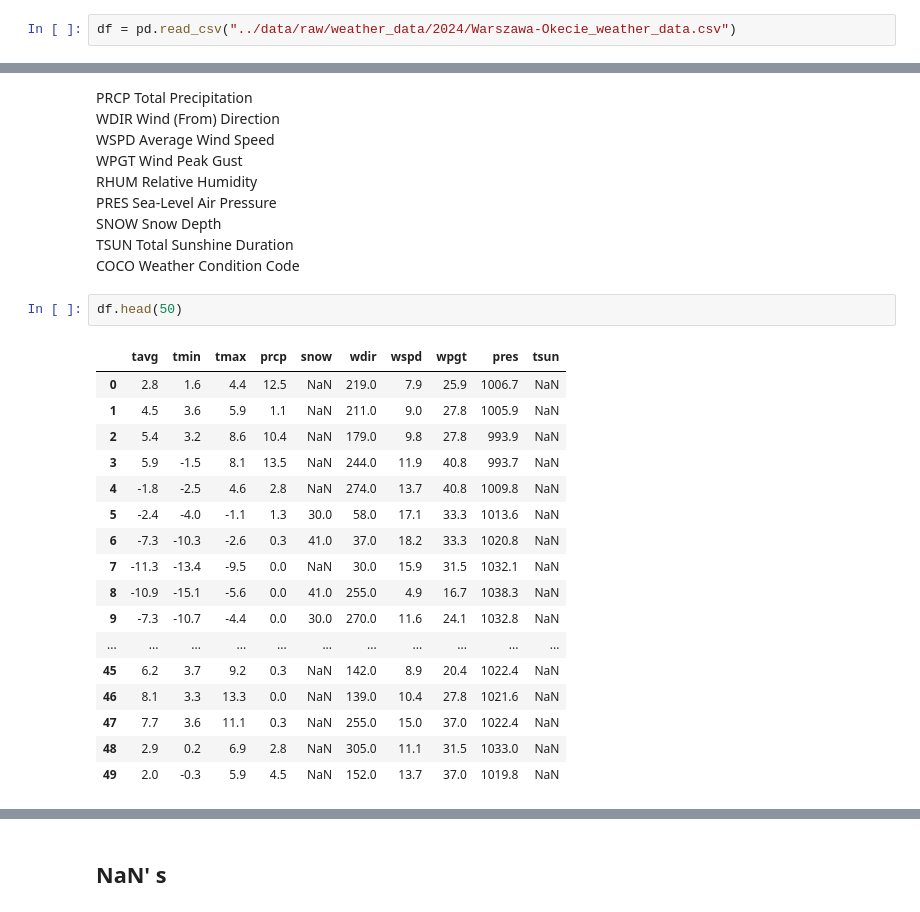
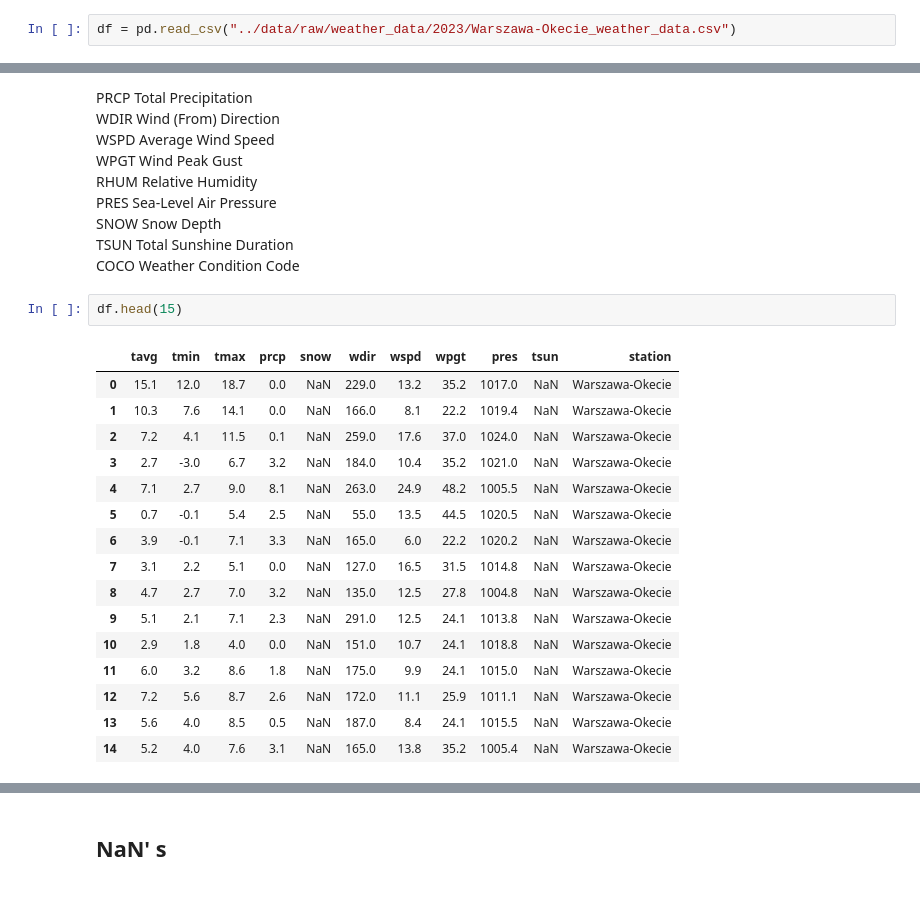
Before and after one commit to Matthev00/Meteo_model, a Jupyter notebook: notebooks/02_exploratory_data_analysis.ipynb, the cells around one changed output, grey strips where cells are left out. Drawn from its saved outputs; the diff is of its cells as text.

Commit message:
chore: update input data due to a huge amount of missing values in previous dataset Related #6 #5

```diff
--- a/notebooks/02_exploratory_data_analysis.ipynb
+++ b/notebooks/02_exploratory_data_analysis.ipynb
@@ -9,7 +10,7 @@ import os
 # %% [markdown]
 ## Read data
 # %%
-df = pd.read_csv("../data/raw/weather_data/2024/Warszawa-Okecie_weather_data.csv")
+df = pd.read_csv("../data/raw/weather_data/2023/Warszawa-Okecie_weather_data.csv")
 # %% [markdown]
 Code	Meaning
 TEMP	Air Temperature
@@ -27,25 +28,24 @@ SNOW	Snow Depth
 TSUN	Total Sunshine Duration
 COCO	Weather Condition Code
 # %%
-df.head(50)
+df.head(15)
 # %% [output]
-|  | tavg | tmin | tmax | prcp | snow | wdir | wspd | wpgt | pres | tsun |
-| 0 | 2.8 | 1.6 | 4.4 | 12.5 | NaN | 219.0 | 7.9 | 25.9 | 1006.7 | NaN |
-| 1 | 4.5 | 3.6 | 5.9 | 1.1 | NaN | 211.0 | 9.0 | 27.8 | 1005.9 | NaN |
-| 2 | 5.4 | 3.2 | 8.6 | 10.4 | NaN | 179.0 | 9.8 | 27.8 | 993.9 | NaN |
-| 3 | 5.9 | -1.5 | 8.1 | 13.5 | NaN | 244.0 | 11.9 | 40.8 | 993.7 | NaN |
-| 4 | -1.8 | -2.5 | 4.6 | 2.8 | NaN | 274.0 | 13.7 | 40.8 | 1009.8 | NaN |
-| 5 | -2.4 | -4.0 | -1.1 | 1.3 | 30.0 | 58.0 | 17.1 | 33.3 | 1013.6 | NaN |
-| 6 | -7.3 | -10.3 | -2.6 | 0.3 | 41.0 | 37.0 | 18.2 | 33.3 | 1020.8 | NaN |
-| 7 | -11.3 | -13.4 | -9.5 | 0.0 | NaN | 30.0 | 15.9 | 31.5 | 1032.1 | NaN |
-| 8 | -10.9 | -15.1 | -5.6 | 0.0 | 41.0 | 255.0 | 4.9 | 16.7 | 1038.3 | NaN |
-| 9 | -7.3 | -10.7 | -4.4 | 0.0 | 30.0 | 270.0 | 11.6 | 24.1 | 1032.8 | NaN |
-| ... | ... | ... | ... | ... | ... | ... | ... | ... | ... | ... |
-| 45 | 6.2 | 3.7 | 9.2 | 0.3 | NaN | 142.0 | 8.9 | 20.4 | 1022.4 | NaN |
-| 46 | 8.1 | 3.3 | 13.3 | 0.0 | NaN | 139.0 | 10.4 | 27.8 | 1021.6 | NaN |
-| 47 | 7.7 | 3.6 | 11.1 | 0.3 | NaN | 255.0 | 15.0 | 37.0 | 1022.4 | NaN |
-| 48 | 2.9 | 0.2 | 6.9 | 2.8 | NaN | 305.0 | 11.1 | 31.5 | 1033.0 | NaN |
-| 49 | 2.0 | -0.3 | 5.9 | 4.5 | NaN | 152.0 | 13.7 | 37.0 | 1019.8 | NaN |
+|  | tavg | tmin | tmax | prcp | snow | wdir | wspd | wpgt | pres | tsun | station |
+| 0 | 15.1 | 12.0 | 18.7 | 0.0 | NaN | 229.0 | 13.2 | 35.2 | 1017.0 | NaN | Warszawa-Okecie |
+| 1 | 10.3 | 7.6 | 14.1 | 0.0 | NaN | 166.0 | 8.1 | 22.2 | 1019.4 | NaN | Warszawa-Okecie |
+| 2 | 7.2 | 4.1 | 11.5 | 0.1 | NaN | 259.0 | 17.6 | 37.0 | 1024.0 | NaN | Warszawa-Okecie |
+| 3 | 2.7 | -3.0 | 6.7 | 3.2 | NaN | 184.0 | 10.4 | 35.2 | 1021.0 | NaN | Warszawa-Okecie |
+| 4 | 7.1 | 2.7 | 9.0 | 8.1 | NaN | 263.0 | 24.9 | 48.2 | 1005.5 | NaN | Warszawa-Okecie |
+| 5 | 0.7 | -0.1 | 5.4 | 2.5 | NaN | 55.0 | 13.5 | 44.5 | 1020.5 | NaN | Warszawa-Okecie |
+| 6 | 3.9 | -0.1 | 7.1 | 3.3 | NaN | 165.0 | 6.0 | 22.2 | 1020.2 | NaN | Warszawa-Okecie |
+| 7 | 3.1 | 2.2 | 5.1 | 0.0 | NaN | 127.0 | 16.5 | 31.5 | 1014.8 | NaN | Warszawa-Okecie |
+| 8 | 4.7 | 2.7 | 7.0 | 3.2 | NaN | 135.0 | 12.5 | 27.8 | 1004.8 | NaN | Warszawa-Okecie |
+| 9 | 5.1 | 2.1 | 7.1 | 2.3 | NaN | 291.0 | 12.5 | 24.1 | 1013.8 | NaN | Warszawa-Okecie |
+| 10 | 2.9 | 1.8 | 4.0 | 0.0 | NaN | 151.0 | 10.7 | 24.1 | 1018.8 | NaN | Warszawa-Okecie |
+| 11 | 6.0 | 3.2 | 8.6 | 1.8 | NaN | 175.0 | 9.9 | 24.1 | 1015.0 | NaN | Warszawa-Okecie |
+| 12 | 7.2 | 5.6 | 8.7 | 2.6 | NaN | 172.0 | 11.1 | 25.9 | 1011.1 | NaN | Warszawa-Okecie |
+| 13 | 5.6 | 4.0 | 8.5 | 0.5 | NaN | 187.0 | 8.4 | 24.1 | 1015.5 | NaN | Warszawa-Okecie |
+| 14 | 5.2 | 4.0 | 7.6 | 3.1 | NaN | 165.0 | 13.8 | 35.2 | 1005.4 | NaN | Warszawa-Okecie |
 # %%
 df.dtypes
 # %% [output]
```
Also changed, not shown: parts of 19 cells of this notebook, 1 other file.
